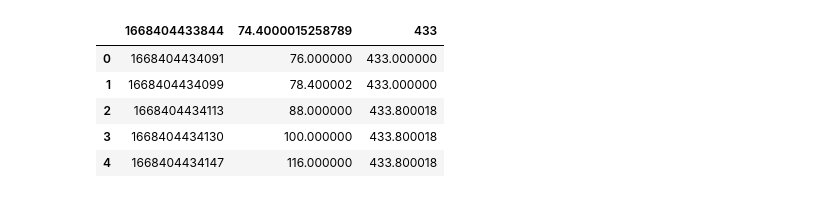
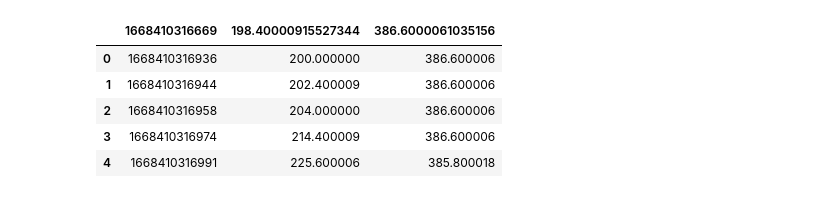
Before and after one commit to 1605105664/PIDRecognizer, a Jupyter notebook: Project.ipynb, the cells around one changed output. Saved outputs shown, nothing was run; the diff lists cells and outputs as text; code cells hidden in the pictures.

```diff
--- a/Project.ipynb
+++ b/Project.ipynb
@@ -1,17 +1,17 @@
 # %%
 import pandas as pd
 import numpy as np
 import matplotlib.pyplot as plt
 import math
-df=pd.read_csv('books.csv')
+df=pd.read_csv('booksie.csv')
 df.head()
 # %% [output]
-|  | 1668404433844 | 74.4000015258789 | 433 |
-| 0 | 1668404434091 | 76.000000 | 433.000000 |
-| 1 | 1668404434099 | 78.400002 | 433.000000 |
-| 2 | 1668404434113 | 88.000000 | 433.800018 |
-| 3 | 1668404434130 | 100.000000 | 433.800018 |
-| 4 | 1668404434147 | 116.000000 | 433.800018 |
+|  | 1668410316669 | 198.40000915527344 | 386.6000061035156 |
+| 0 | 1668410316936 | 200.000000 | 386.600006 |
+| 1 | 1668410316944 | 202.400009 | 386.600006 |
+| 2 | 1668410316958 | 204.000000 | 386.600006 |
+| 3 | 1668410316974 | 214.400009 | 386.600006 |
+| 4 | 1668410316991 | 225.600006 | 385.800018 |
 # %%
 data=df.to_numpy()
 # %%
```
Also changed, not shown: parts of 15 cells of this notebook.
